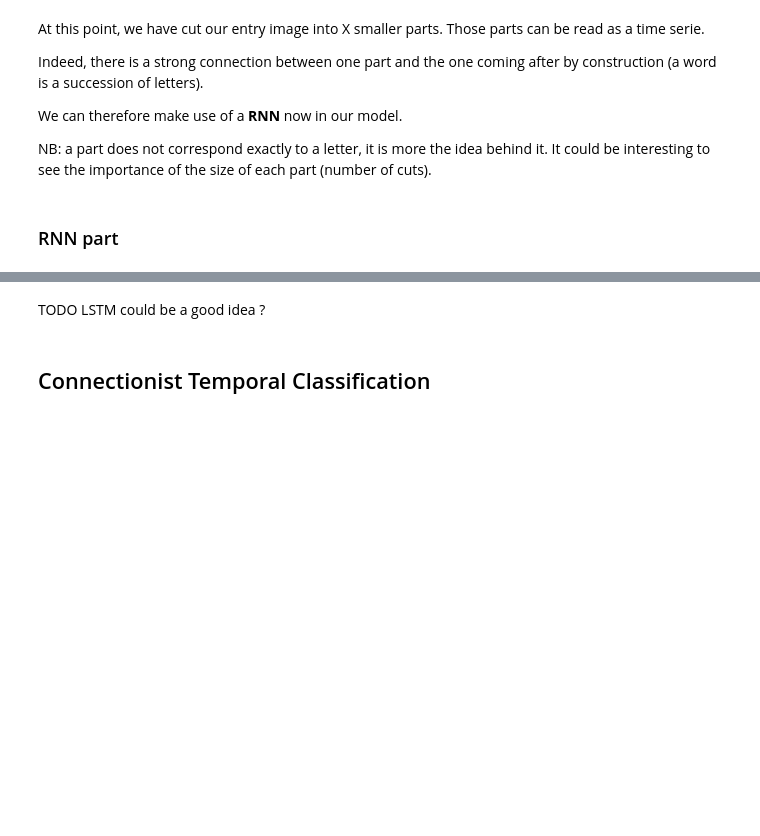
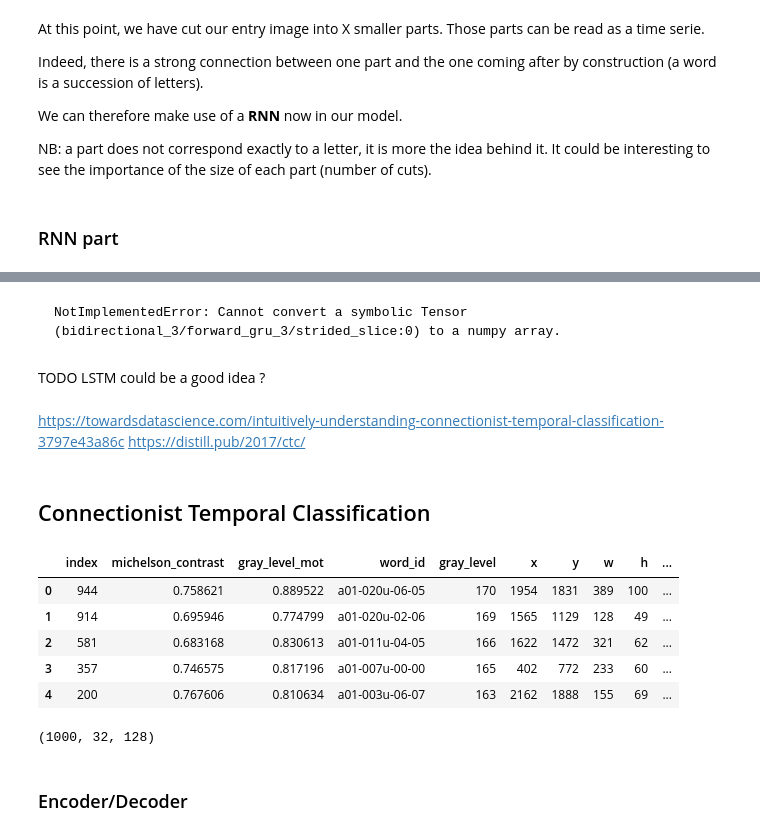
Before and after one commit to sfc-gh-zblackwood/OCRPyMan, a Jupyter notebook: notebooks/text_recognition/ctc.ipynb, the cells around one changed output, grey strips where cells are left out. Saved outputs shown, nothing was run; the diff lists cells and outputs as text; code cells hidden in the pictures; blank space fills up the shorter version.

````diff
--- a/notebooks/text_recognition/ctc.ipynb
+++ b/notebooks/text_recognition/ctc.ipynb
@@ -143,5 +258,43 @@ model.summary()
+# %% [markdown]
+```
+NotImplementedError: Cannot convert a symbolic Tensor (bidirectional_3/forward_gru_3/strided_slice:0) to a numpy array.
+```
 # %% [markdown]
 TODO LSTM could be a good idea ?
+# %% [markdown]
+https://towardsdatascience.com/intuitively-understanding-connectionist-temporal-classification-3797e43a86c
+https://distill.pub/2017/ctc/
 # %% [markdown]
 ## Connectionist Temporal Classification
+# %%
+import string
+
+char_list = list(string.ascii_letters)+[' ']
+
+def extract_allowed_chars_from_string(char_list, str):
+    res = ''
+    for letter in str:
+        if letter in char_list:
+            res += letter
+    return res
+
+df['clean_trans'] = df.transcription.apply(lambda x: extract_allowed_chars_from_string(char_list, x))
+df.head()
+# %% [output]
+|  | index | michelson_contrast | gray_level_mot | word_id | gray_level | x | y | w | h | ... |
+| 0 | 944 | 0.758621 | 0.889522 | a01-020u-06-05 | 170 | 1954 | 1831 | 389 | 100 | ... |
+| 1 | 914 | 0.695946 | 0.774799 | a01-020u-02-06 | 169 | 1565 | 1129 | 128 | 49 | ... |
+| 2 | 581 | 0.683168 | 0.830613 | a01-011u-04-05 | 166 | 1622 | 1472 | 321 | 62 | ... |
+| 3 | 357 | 0.746575 | 0.817196 | a01-007u-00-00 | 165 | 402 | 772 | 233 | 60 | ... |
+| 4 | 200 | 0.767606 | 0.810634 | a01-003u-06-07 | 163 | 2162 | 1888 | 155 | 69 | ... |
+# %%
+from sklearn.model_selection import train_test_split
+
+resized_imgs = preprocessed_imgs.reshape(-1, img_size[0], img_size[1])
+print(resized_imgs.shape)
+X_train, X_test, y_train, y_test = train_test_split(resized_imgs, df.clean_trans.values, test_size=0.1)
+# %% [output]
+(1000, 32, 128)
+# %% [markdown]
+### Encoder/Decoder
 # %%
````
Also changed, not shown: parts of 17 cells of this notebook, 6 other files.
